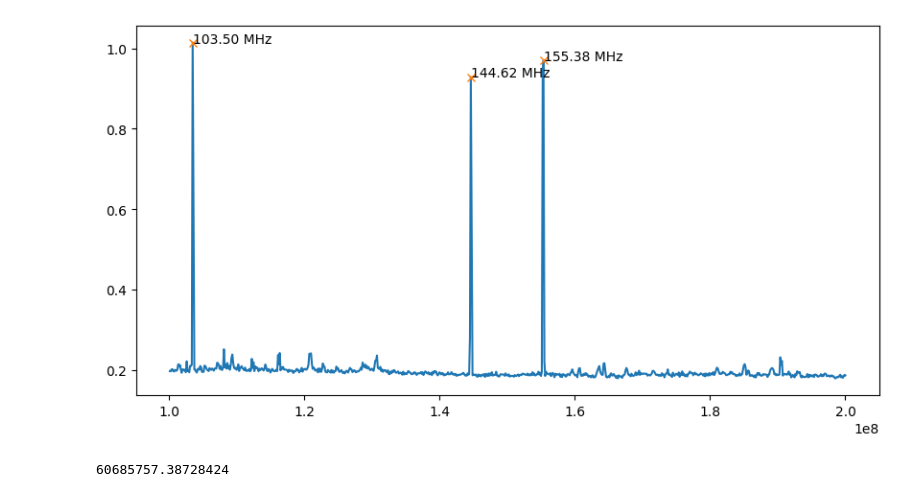
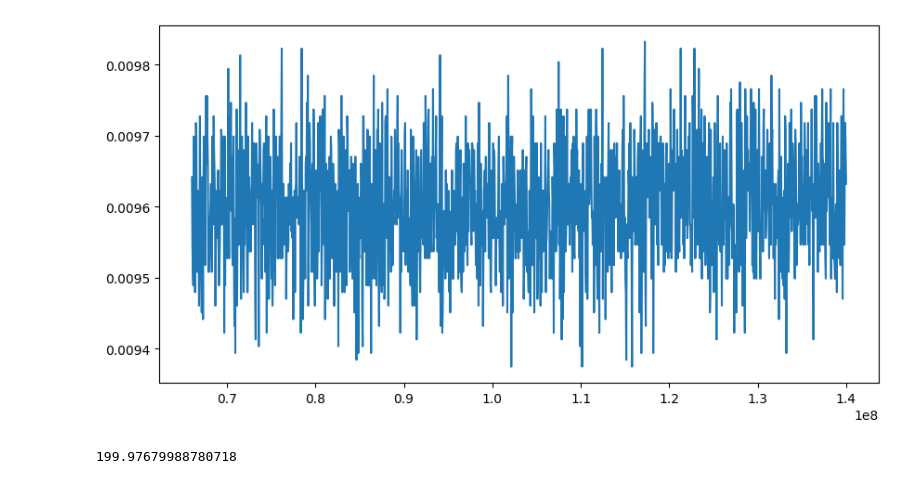
Before and after one commit to Duanyll/h743framework, a Jupyter notebook: SignalNet/freq_scan.ipynb, the cells around one changed output. Drawn from its saved outputs; the diff is of its cells as text; code cells hidden in the pictures.

```diff
--- a/SignalNet/freq_scan.ipynb
+++ b/SignalNet/freq_scan.ipynb
@@ -14,14 +14,14 @@ np.set_printoptions(precision=4, suppress=True)
 # %%
 def open_serial():
     global com
-    com_port = "COM3"
+    com_port = "COM8"
     if "com" in globals():
         com.close()
     com = serial.Serial(
         port=com_port,
         baudrate=115200*4,
         bytesize=8,
-        timeout=2,
+        timeout=5,
         parity=serial.PARITY_NONE,
         stopbits=serial.STOPBITS_ONE,
     )
@@ -61,5 +61,31 @@ def set_frequency(freq0, freq2, power):
     com.write(int(freq2).to_bytes(4, "little"))
     com.write(int(power).to_bytes(1, "little"))
     com.flush()
+
+FILTER_NONE = 0
+FILTER_145M_LPF = 1
+FILTER_200M_LPF = 2
+def select_filter(filter):
+    global com
+    if not com.is_open:
+        open_serial()
+    com.write(b"\x05")
+    com.write(int(filter).to_bytes(1, "little"))
+    com.flush()
+
+def run_low_power_scan(order, threshold, delay):
+    global com
+    if not com.is_open:
+        open_serial()
+    com.write(b"\x04")
+    com.write(int(order).to_bytes(1, "little"))
+    com.write(int(threshold*1000).to_bytes(4, "little"))
+    com.write(int(delay).to_bytes(4, "little"))
+    com.flush()
+    while True:
+        data = com.read_until(b"\n")
+        if data == b"END\n":
+            break
+        print(data.decode("ascii"), end="")
 # %%
 def simple_snr(x):
@@ -142,27 +184,27 @@ set_frequency(250e6, 250e6, 3)
 # %%
-scan_freq = np.arange(200e6, 100e6, -0.125e6, dtype=np.uint32)
-# scan_freq = np.arange(60.2e6, 61.2e6, 0.01e6, dtype=np.uint32)
+select_filter(FILTER_NONE)
+scan_freq = np.arange(140e6, 66e6, -0.05e6, dtype=np.uint32)
+# scan_freq = np.arange(188.3e6, 190.3e6, 0.01e6, dtype=np.uint32)
 voltage = np.zeros(scan_freq.shape, dtype=np.float32)
 for i, f in tqdm(enumerate(scan_freq), total=len(scan_freq)):
     set_frequency(f, f, 3)
     time.sleep(0.001)
     voltage[i] = np.mean(read_time_data(0b0100, 8, 100e3)[0])
 voltage = voltage * 2.5 / 32768
+plt.figure(figsize=(10, 5))
+plt.plot(scan_freq, voltage)
+peaks = scipy.signal.find_peaks(voltage, height=0.20, distance=10)[0]
+plt.plot(scan_freq[peaks], voltage[peaks], 'x')
+for p in peaks:
+    plt.text(scan_freq[p], voltage[p], f"{scan_freq[p]/1e6:.2f} MHz")
+# %% [output]
+[figure, added]
-# %%
-plt.figure(figsize=(10, 5))
-plt.plot(scan_freq, voltage)
-peaks = scipy.signal.find_peaks(voltage, height=0.30, distance=10)[0]
-plt.plot(scan_freq[peaks], voltage[peaks], 'x')
-for p in peaks:
-    plt.text(scan_freq[p], voltage[p], f"{scan_freq[p]/1e6:.2f} MHz")
-# %% [output]
-[figure, removed]
 # %%
 y = voltage
 
-threshold = 0.2
+threshold = 0.3
 # find symmetric center
 center = np.sum((y * scan_freq)[y > threshold]) / np.sum(y[y > threshold])
-print(center)
+print(center / 1e6 + 10.7)
 # %% [output]
-60685757.38728424
+199.97679988780718
```
Also changed, not shown: parts of 9 cells of this notebook, 7 other files.
